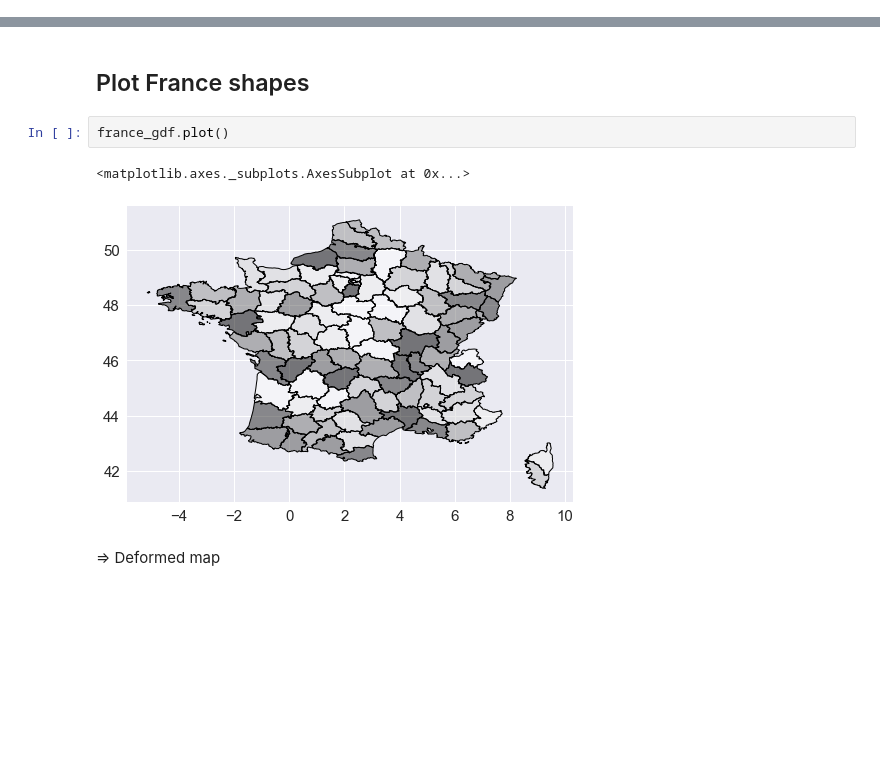
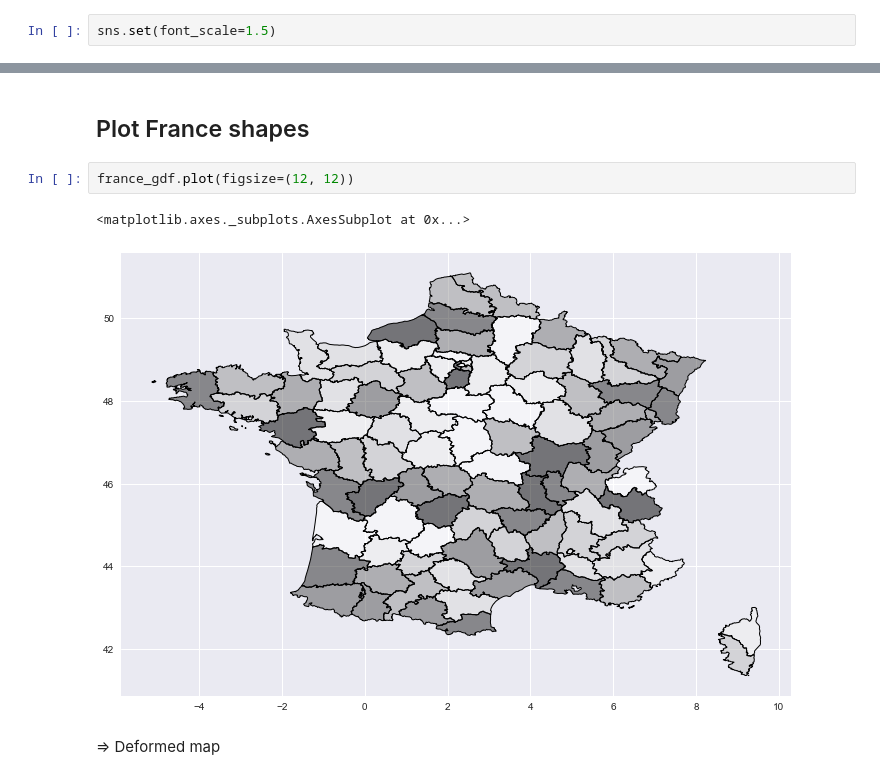
Before and after one commit to yassineAlouini/gis-with-python, a Jupyter notebook: gis_with_python.ipynb, the cells around one changed output, grey strips where cells are left out. Drawn from its saved outputs; the diff is of its cells as text; blank space fills up the shorter version.

```diff
--- a/gis_with_python.ipynb
+++ b/gis_with_python.ipynb
@@ -21,6 +21,8 @@ import fiona
 import io
 import requests
 %matplotlib inline
+# %%
+sns.set(font_scale=1.5)
 # %%
 %load_ext watermark
 # %%
@@ -126,10 +130,10 @@ france_gdf.head()
 # %% [markdown]
 ## Plot France shapes
 # %%
-france_gdf.plot()
+france_gdf.plot(figsize=(12, 12))
 # %% [output]
 <matplotlib.axes._subplots.AxesSubplot at 0x...>
-[figure, old version]
+[figure, new version]
 # %% [markdown]
 => Deformed map
 # %%
```
Also changed, not shown: parts of 10 cells of this notebook.
